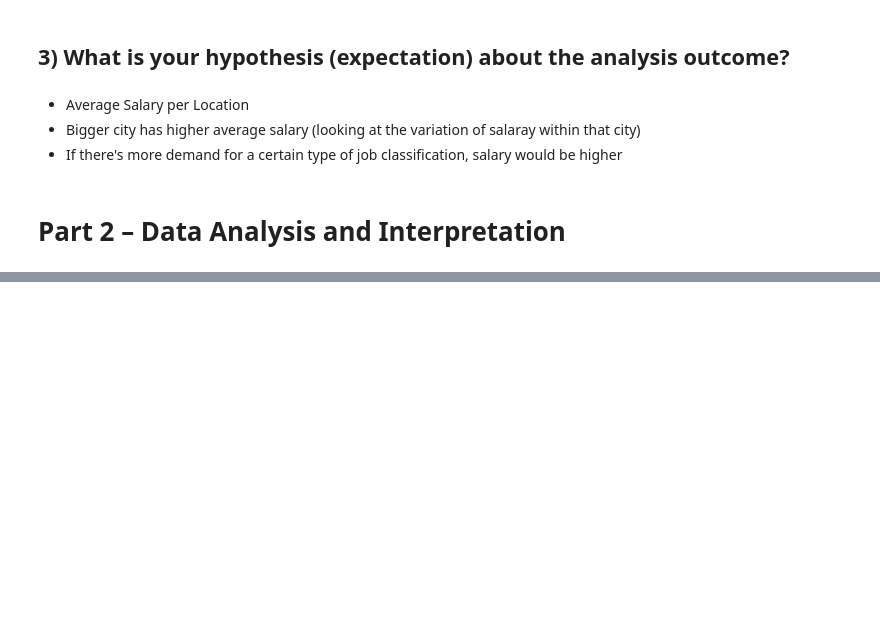
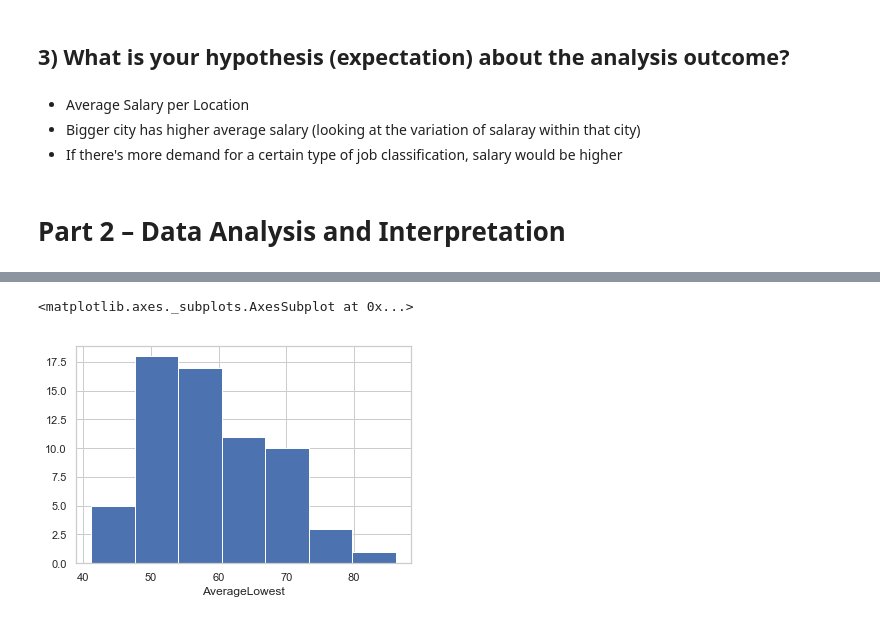
Before and after one commit to longuyen10119/bigDataAssignment, a Jupyter notebook: 3803assignment.ipynb, the cells around one changed output, grey strips where cells are left out. Saved outputs shown, nothing was run; the diff lists cells and outputs as text; code cells hidden in the pictures; blank space fills up the shorter version.

```diff
--- a/3803assignment.ipynb
+++ b/3803assignment.ipynb
@@ -180,0 +240,5 @@ array([nan, 'Full Time', 'Contract/Temp', 'Part Time', 'Casual/Vacation'],
+# %%
+# Find average lowest and highest salary per location
+avg_salary_loc_df = df.groupby(by='Location').mean().reset_index()
+avg_salary_loc_df.rename({"LowestSalary": "AverageLowest", "HighestSalary": "AverageHighest"},axis=1,inplace=True)
+avg_salary_loc_df.head()
@@ -180,0 +252,6 @@ array([nan, 'Full Time', 'Contract/Temp', 'Part Time', 'Casual/Vacation'],
+# %%
+# Distribution of average lowest salaries Australia-wide
+sns.distplot(avg_salary_loc_df['AverageLowest'],kde=False,hist_kws=dict(alpha=1))
+# %% [output]
+<matplotlib.axes._subplots.AxesSubplot at 0x...>
+[figure, added]
```
Also changed, not shown: parts of 6 cells of this notebook.
